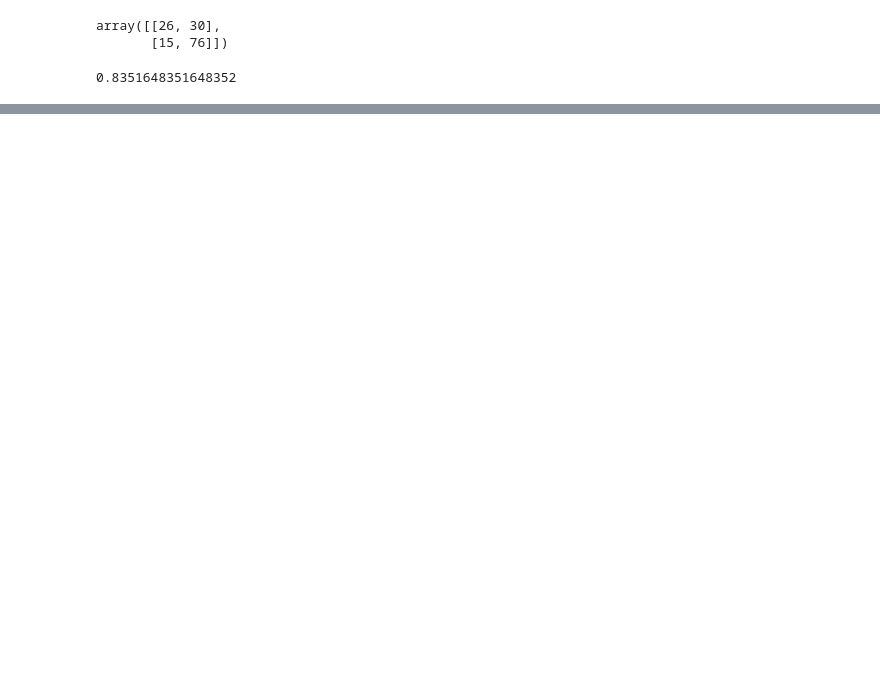
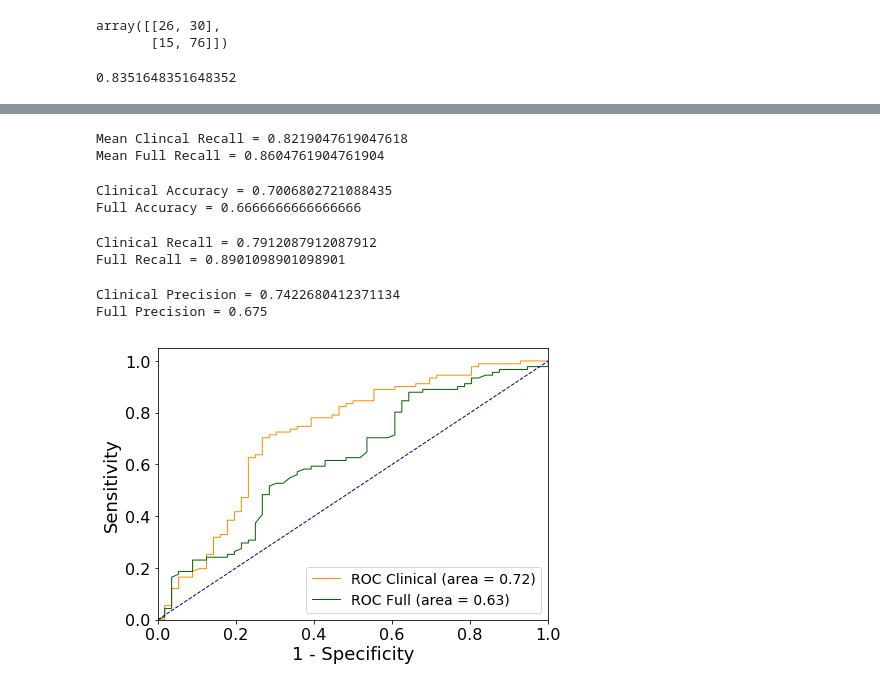
Before and after one commit to sfriedowitz/cs229_project, a Jupyter notebook: model.ipynb, the cells around one changed output, grey strips where cells are left out. Cells and saved outputs as stored; diff of their text form; code cells hidden in the pictures; blank space fills up the shorter version.

```diff
--- a/model.ipynb
+++ b/model.ipynb
@@ -1089,0 +1195,4 @@ array([[27, 29],
+# %%
+pca = PCA(n_components = 33)
+X_train_pca = pca.fit_transform(X_train_sel)
+X_test_pca = pca.transform(X_test_sel)
@@ -1089,0 +1201,7 @@ array([[27, 29],
+# %%
+rfc_clinical = RandomForestClassifier(n_estimators = 1000,
+                             max_depth = 5,
+                             criterion="gini",
+                             random_state = 12345)
+
+rfc_clinical.fit(X_train_clinical, y_train)
@@ -1089,0 +1218,8 @@ array([[27, 29],
+# %%
+rfc_full = RandomForestClassifier(n_estimators = 500,
+                             max_depth = None,
+                             max_features = 0.2,
+                             criterion="gini",
+                             random_state = 12345)
+
+rfc_full.fit(X_train_pca, y_train)
@@ -1089,0 +1239,54 @@ array([[27, 29],
+# %%
+recall_c = cross_val_score(rfc_clinical, X_train_clinical, y_train, cv = 10, scoring = "recall")
+recall_f = cross_val_score(rfc_full, X_train_pca, y_train, cv = 10, scoring = "recall")
+
+recall_c = np.mean(recall_c)
+recall_f = np.mean(recall_f)
+
+print("Mean Clincal Recall = {}\nMean Full Recall = {}".format(recall_c, recall_f))
+# %% [output]
+Mean Clincal Recall = 0.8219047619047618
+Mean Full Recall = 0.8604761904761904
+# %%
+accuracy_c = sklearn.metrics.accuracy_score(y_test, y_clinical_pred)
+accuracy_f = sklearn.metrics.accuracy_score(y_test, y_full_pred)
+
+print("Clinical Accuracy = {}\nFull Accuracy = {}".format(accuracy_c, accuracy_f))
+# %% [output]
+Clinical Accuracy = 0.7006802721088435
+Full Accuracy = 0.6666666666666666
+# %%
+recall_c = sklearn.metrics.recall_score(y_test, y_clinical_pred)
+recall_f = sklearn.metrics.recall_score(y_test, y_full_pred)
+
+print("Clinical Recall = {}\nFull Recall = {}".format(recall_c, recall_f))
+# %% [output]
+Clinical Recall = 0.7912087912087912
+Full Recall = 0.8901098901098901
+# %%
+precision_c = sklearn.metrics.precision_score(y_test, y_clinical_pred)
+precision_f = sklearn.metrics.precision_score(y_test, y_full_pred)
+
+print("Clinical Precision = {}\nFull Precision = {}".format(precision_c, precision_f))
+# %% [output]
+Clinical Precision = 0.7422680412371134
+Full Precision = 0.675
+# %%
+fpr_c, tpr_c, roc_auc_c = calc_roc_auc(rfc_clinical, X_test_clinical, y_test)
+fpr_f, tpr_f, roc_auc_f = calc_roc_auc(rfc_full, X_test_pca, y_test)
+# %%
+plt.figure()
+plt.plot(fpr_c, tpr_c, color='darkorange', lw=1, label='ROC Clinical (area = %0.2f)' % roc_auc_c)
+plt.plot(fpr_f, tpr_f, color='darkgreen', lw=1, label='ROC Full (area = %0.2f)' % roc_auc_f)
+plt.plot([0, 1], [0, 1], color='navy', lw=1, linestyle='--')
+plt.xlim([0.0, 1.0])
+plt.ylim([0.0, 1.05])
+
+
+plt.xlabel('1 - Specificity')
+plt.ylabel('Sensitivity')
+plt.legend(loc="lower right")
+
+plt.show()
+# %% [output]
+[figure, added]
```
Also changed, not shown: parts of 35 cells of this notebook, 1 other file.
